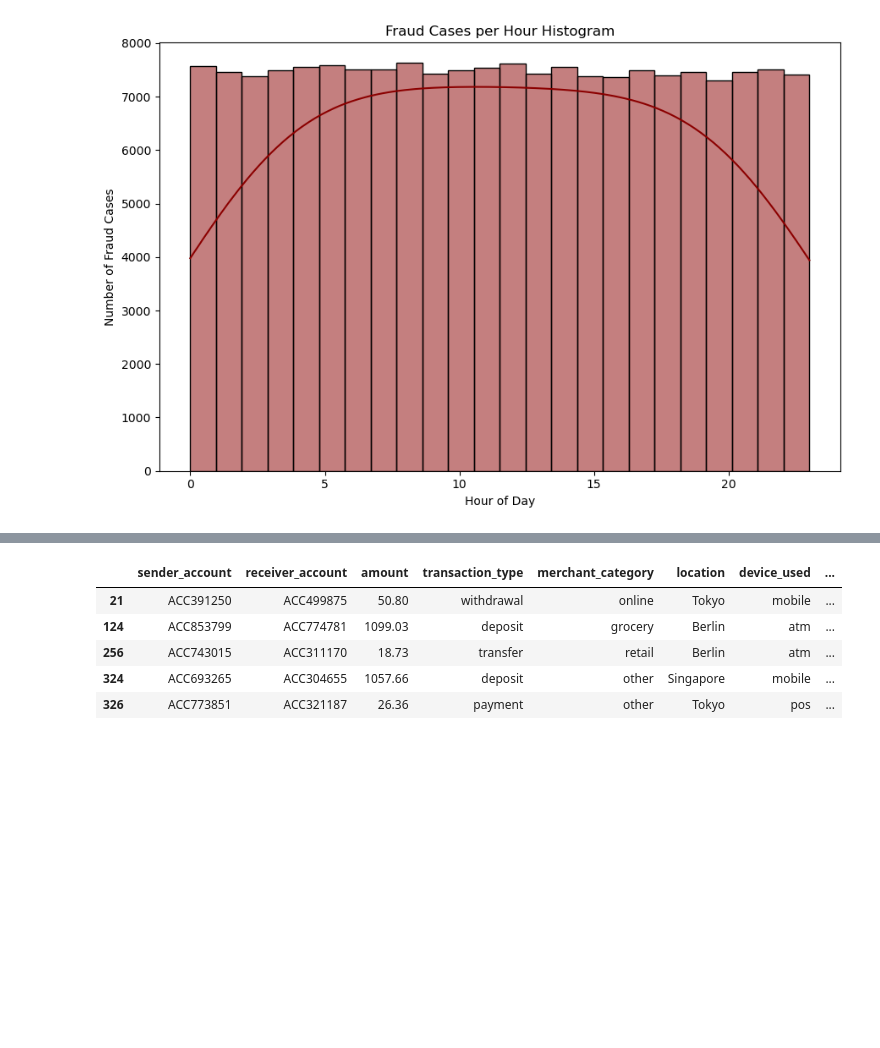
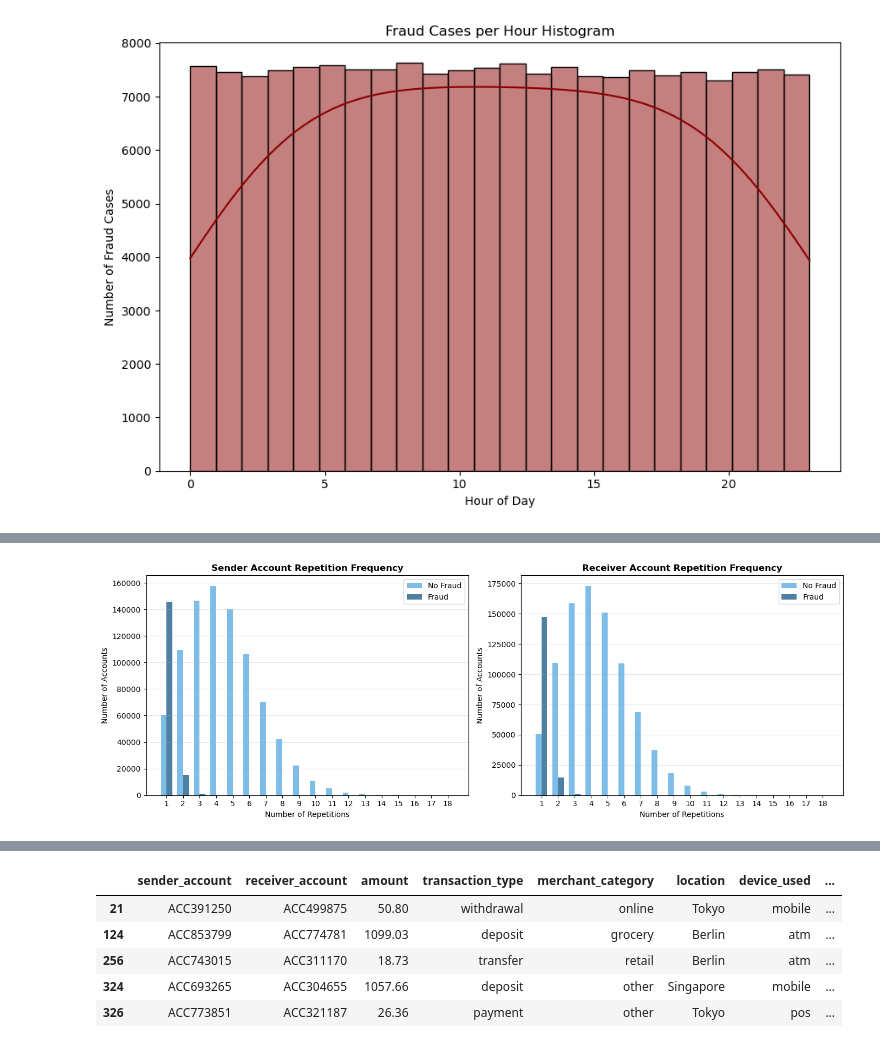
Before and after one commit to mlopezza/financial_fraud_detection_project, a Jupyter notebook: data/data_visualization.ipynb, the cells around one changed output, grey strips where cells are left out. Saved outputs shown, nothing was run; the diff lists cells and outputs as text; code cells hidden in the pictures; blank space fills up the shorter version.

```diff
--- a/data/data_visualization.ipynb
+++ b/data/data_visualization.ipynb
@@ -164,0 +218,64 @@ plt.show()
+# %%
+
+
+# Separate data by fraud status
+fraud_positive = fraud_data[fraud_data['is_fraud'] == 1]
+fraud_negative = fraud_data[fraud_data['is_fraud'] == 0]
+
+# Count repetitions for each account type and fraud status
+sender_pos_counts = fraud_positive['sender_account'].value_counts()
+sender_neg_counts = fraud_negative['sender_account'].value_counts()
+receiver_pos_counts = fraud_positive['receiver_account'].value_counts()
+receiver_neg_counts = fraud_negative['receiver_account'].value_counts()
+
+# Count how many accounts repeat n times
+sender_pos_freq = sender_pos_counts.value_counts().sort_index()
+sender_neg_freq = sender_neg_counts.value_counts().sort_index()
+receiver_pos_freq = receiver_pos_counts.value_counts().sort_index()
+receiver_neg_freq = receiver_neg_counts.value_counts().sort_index()
+
+# Create the plot
+fig, axes = plt.subplots(1, 2, figsize=(14, 5))
+
+# Plot for Sender Account
+x_sender = range(1, max(sender_pos_freq.index.max(), sender_neg_freq.index.max()) + 1)
+sender_pos_values = [sender_pos_freq.get(i, 0) for i in x_sender]
+sender_neg_values = [sender_neg_freq.get(i, 0) for i in x_sender]
+
+x_pos_sender = list(x_sender)
+width = 0.35
+
+axes[0].bar([i - width/2 for i in x_pos_sender], sender_neg_values, width,
+           label='No Fraud', color='#5dade2', alpha=0.8)
+axes[0].bar([i + width/2 for i in x_pos_sender], sender_pos_values, width,
+           label='Fraud', color='#21618c', alpha=0.8)
+axes[0].set_title('Sender Account Repetition Frequency', fontweight='bold')
+axes[0].set_xlabel('Number of Repetitions')
+axes[0].set_ylabel('Number of Accounts')
+axes[0].set_xticks(x_pos_sender)
+axes[0].legend()
+axes[0].grid(axis='y', alpha=0.3)
+
+# Plot for Receiver Account
+x_receiver = range(1, max(receiver_pos_freq.index.max(), receiver_neg_freq.index.max()) + 1)
+receiver_pos_values = [receiver_pos_freq.get(i, 0) for i in x_receiver]
+receiver_neg_values = [receiver_neg_freq.get(i, 0) for i in x_receiver]
+
+x_pos_receiver = list(x_receiver)
+
+axes[1].bar([i - width/2 for i in x_pos_receiver], receiver_neg_values, width,
+           label='No Fraud', color='#5dade2', alpha=0.8)
+axes[1].bar([i + width/2 for i in x_pos_receiver], receiver_pos_values, width,
+           label='Fraud', color='#21618c', alpha=0.8)
+axes[1].set_title('Receiver Account Repetition Frequency', fontweight='bold')
+axes[1].set_xlabel('Number of Repetitions')
+axes[1].set_ylabel('Number of Accounts')
+axes[1].set_xticks(x_pos_receiver)
+axes[1].legend()
+axes[1].grid(axis='y', alpha=0.3)
+
+plt.tight_layout()
+plt.savefig('../images/account_repetition_frequency.png', dpi=300, bbox_inches='tight')
+plt.show()
+# %% [output]
+[figure, added]
```
Also changed, not shown: parts of 17 cells of this notebook, 28 other files.
